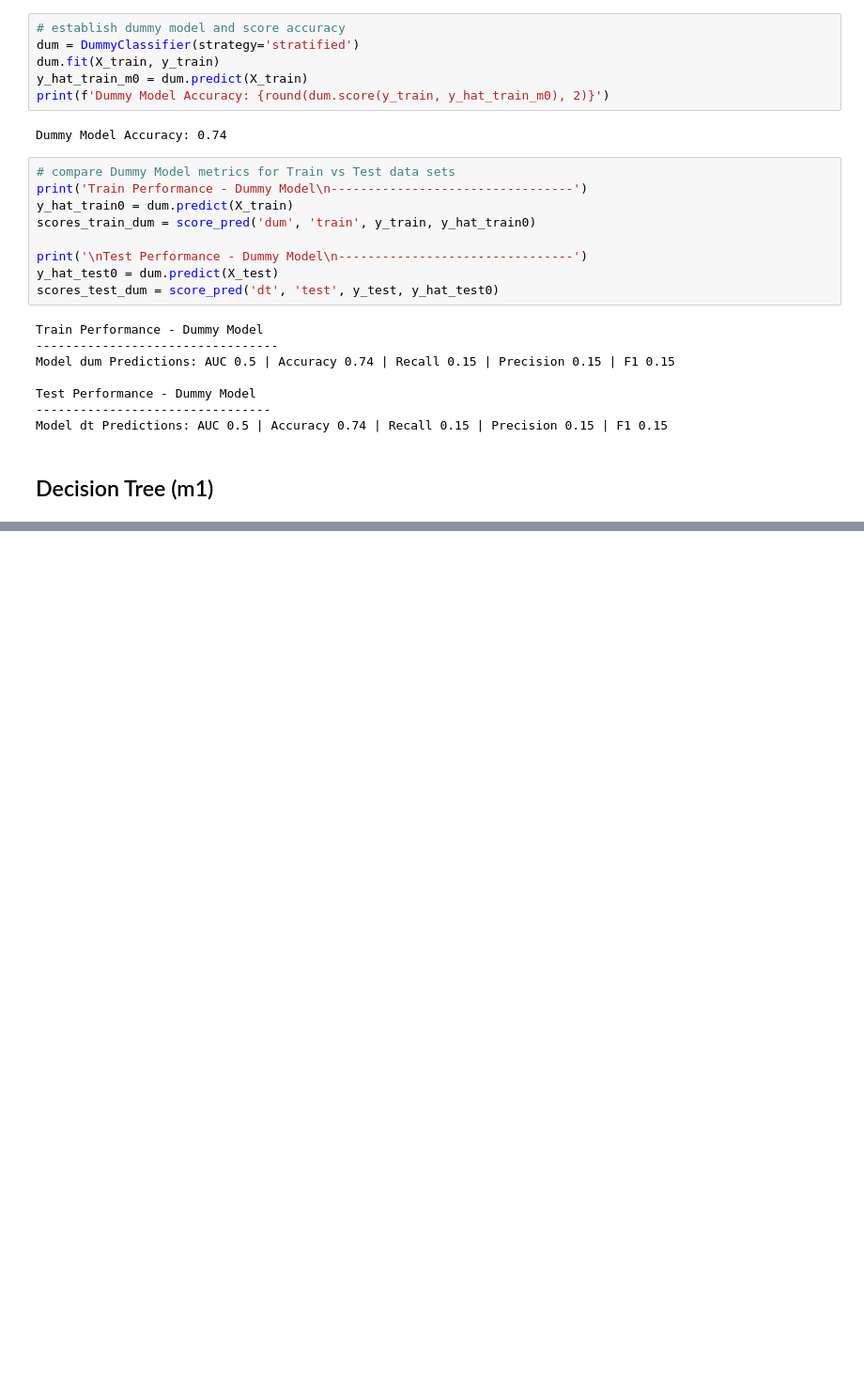
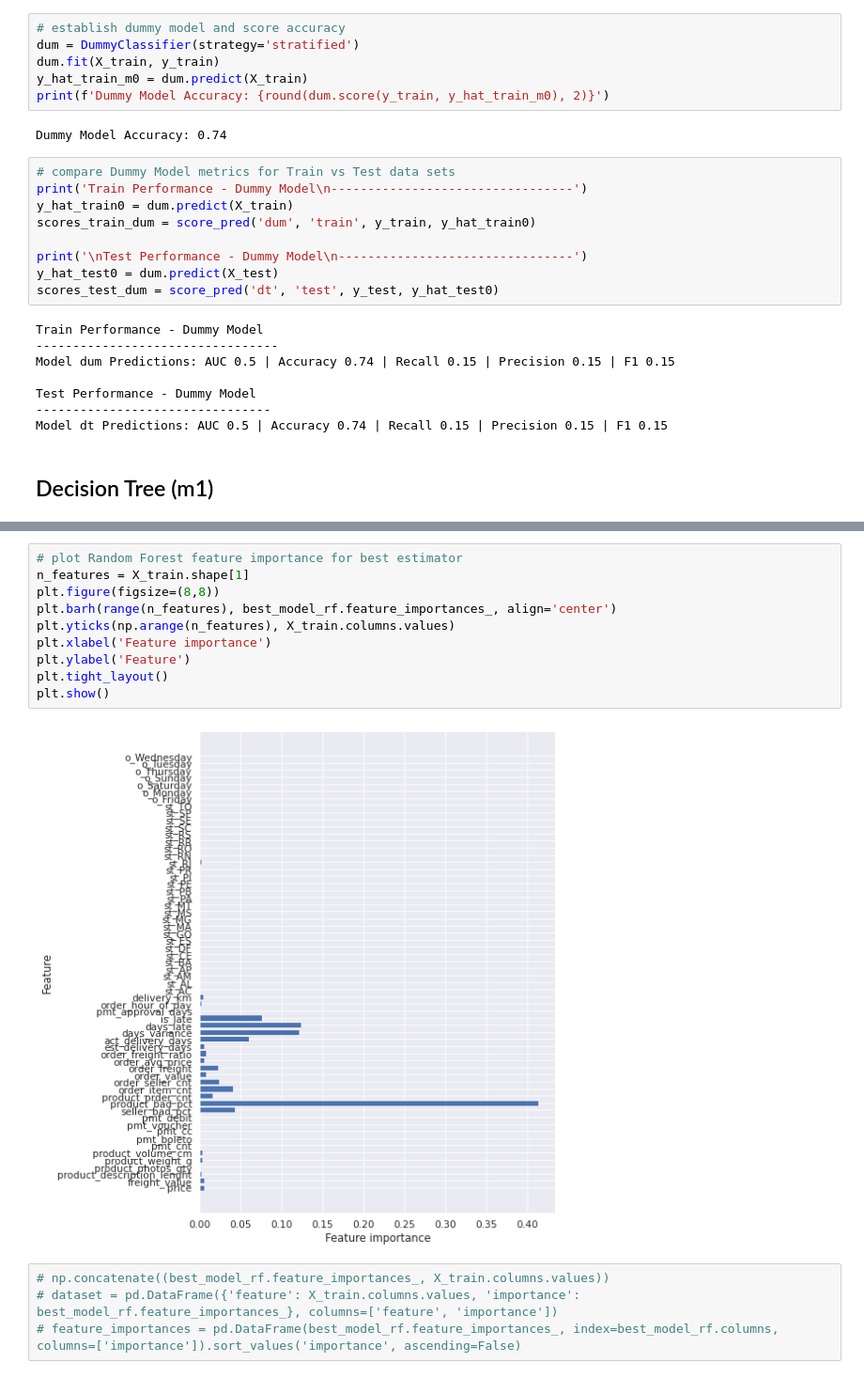
Before and after one commit to cutterback/p05-olist-customer-rating-prediction, a Jupyter notebook: Olist_Customer_Rating_Model.ipynb, the cells around one changed output, grey strips where cells are left out. Shown at 94% size. Drawn from its saved outputs; the diff is of its cells as text; blank space fills up the shorter version.

```diff
--- a/Olist_Customer_Rating_Model.ipynb
+++ b/Olist_Customer_Rating_Model.ipynb
@@ -1286,0 +1239,16 @@ plt.show()
+# %%
+# plot Random Forest feature importance for best estimator
+n_features = X_train.shape[1]
+plt.figure(figsize=(8,8))
+plt.barh(range(n_features), best_model_rf.feature_importances_, align='center')
+plt.yticks(np.arange(n_features), X_train.columns.values)
+plt.xlabel('Feature importance')
+plt.ylabel('Feature')
+plt.tight_layout()
+plt.show()
+# %% [output]
+[figure, added]
+# %%
+# np.concatenate((best_model_rf.feature_importances_, X_train.columns.values))
+# dataset = pd.DataFrame({'feature': X_train.columns.values, 'importance': best_model_rf.feature_importances_}, columns=['feature', 'importance'])
+# feature_importances = pd.DataFrame(best_model_rf.feature_importances_, index=best_model_rf.columns, columns=['importance']).sort_values('importance', ascending=False)
```
Also changed, not shown: parts of 87 cells of this notebook.
